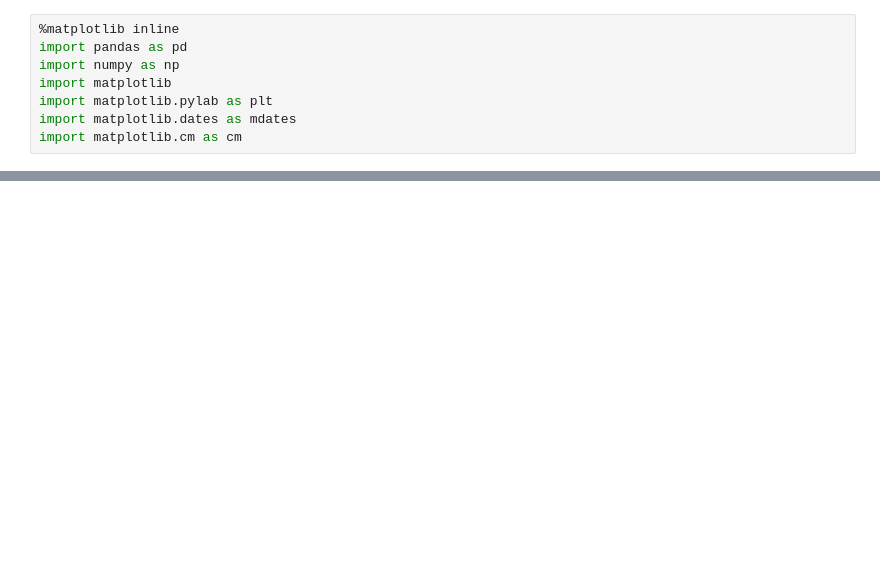
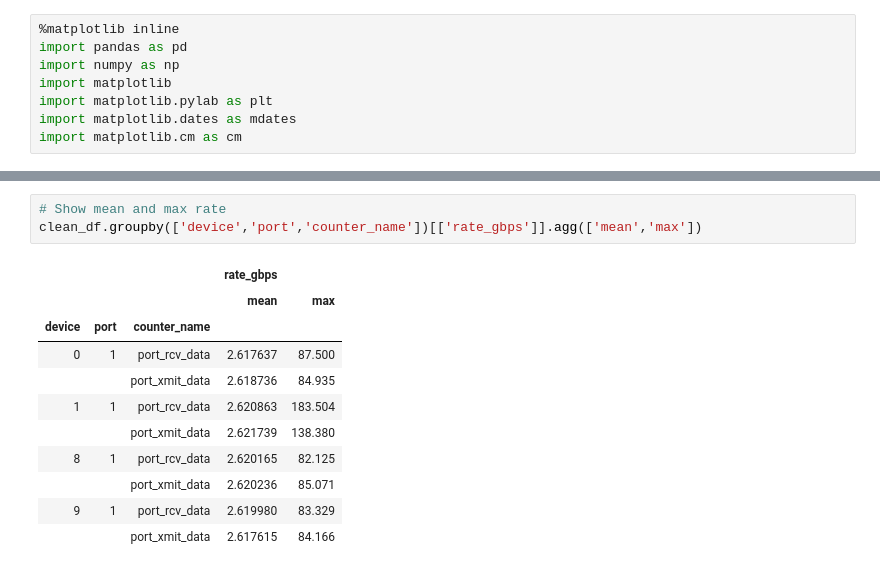
Before and after one commit to claudiofahey/ai-benchmark-util, a Jupyter notebook: analyze_mlx_counters.ipynb, the cells around one changed output, grey strips where cells are left out. Saved outputs shown, nothing was run; the diff lists cells and outputs as text; blank space fills up the shorter version.

```diff
--- a/analyze_mlx_counters.ipynb
+++ b/analyze_mlx_counters.ipynb
@@ -30,0 +24,15 @@ df.loc[0:3].rate.plot(figsize=(20,4), style='.-');
+# %%
+# Show mean and max rate
+clean_df.groupby(['device','port','counter_name'])[['rate_gbps']].agg(['mean','max'])
+# %% [output]
+|  |  |  | rate_gbps |  |
+|  |  |  | mean | max |
+| device | port | counter_name |  |  |
+| 0 | 1 | port_rcv_data | 2.617637 | 87.500 |
+|  |  | port_xmit_data | 2.618736 | 84.935 |
+| 1 | 1 | port_rcv_data | 2.620863 | 183.504 |
+|  |  | port_xmit_data | 2.621739 | 138.380 |
+| 8 | 1 | port_rcv_data | 2.620165 | 82.125 |
+|  |  | port_xmit_data | 2.620236 | 85.071 |
+| 9 | 1 | port_rcv_data | 2.619980 | 83.329 |
+|  |  | port_xmit_data | 2.617615 | 84.166 |
```
Also changed, not shown: parts of 12 cells of this notebook, 1 other file.
